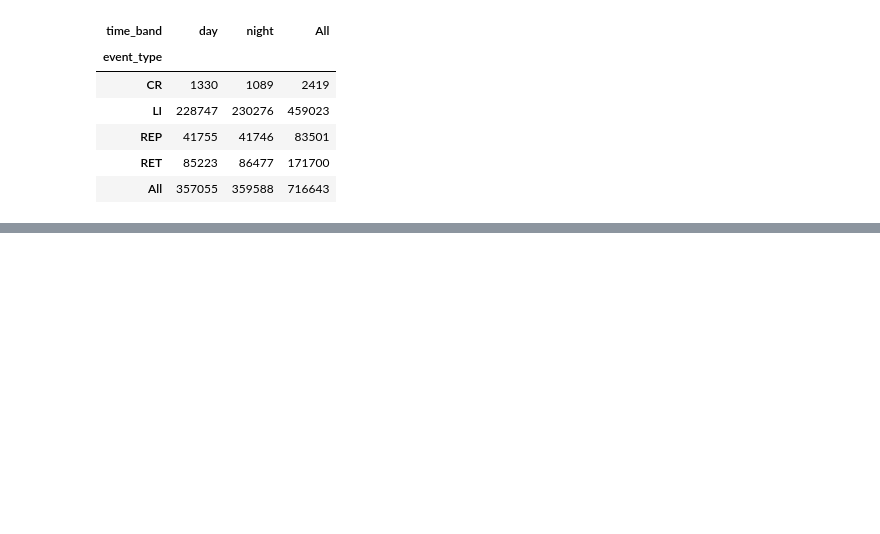
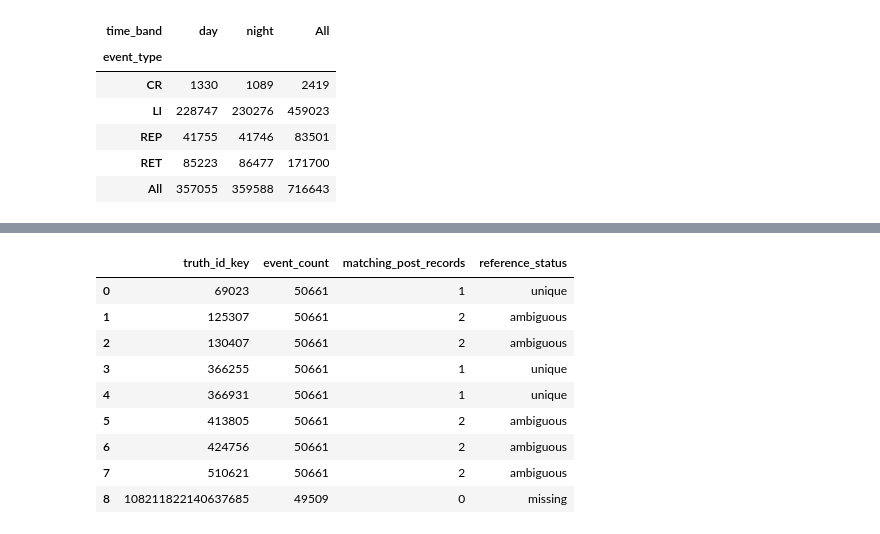
Before and after one commit to lorenzobuccolini03/Truth-Social-Analysis-and-Data-Warehousing---Decision-Support-Systems-, a Jupyter notebook: 01_assignment/01_03_explore_events.ipynb, the cells around one changed output, grey strips where cells are left out. Cells and saved outputs as stored; diff of their text form; code cells hidden in the pictures; blank space fills up the shorter version.

```diff
--- a/01_assignment/01_03_explore_events.ipynb
+++ b/01_assignment/01_03_explore_events.ipynb
@@ -465,0 +692,64 @@ display(pd.crosstab(
+# %%
+def normalize_id_text(series):
+    return (
+        series.astype("string")
+        .str.strip()
+        .str.replace(r"\.0+$", "", regex=True)
+        .replace("", pd.NA)
+    )
+
+
+truth_reference["truth_id_key"] = normalize_id_text(
+    truth_reference["id"]
+)
+
+post_event_counts = events.groupby("truth_id").size()
+
+extreme_post_counts = (
+    post_event_counts.loc[post_event_counts > 1000]
+    .sort_values(ascending=False)
+)
+
+extreme_post_keys = normalize_id_text(
+    pd.Series(extreme_post_counts.index, dtype="string")
+)
+
+selected_truths = truth_reference.loc[
+    truth_reference["truth_id_key"].isin(extreme_post_keys)
+].copy()
+
+match_counts = selected_truths.groupby("truth_id_key").size()
+
+reference_check = pd.DataFrame({
+    "truth_id_key": extreme_post_keys.to_numpy(),
+    "event_count": extreme_post_counts.to_numpy()
+})
+
+reference_check["matching_post_records"] = (
+    reference_check["truth_id_key"]
+    .map(match_counts)
+    .fillna(0)
+    .astype(int)
+)
+
+reference_check["reference_status"] = (
+    reference_check["matching_post_records"]
+    .map(lambda count: (
+        "missing" if count == 0
+        else "unique" if count == 1
+        else "ambiguous"
+    ))
+)
+
+display(reference_check)
+# %% [output]
+|  | truth_id_key | event_count | matching_post_records | reference_status |
+| 0 | 69023 | 50661 | 1 | unique |
+| 1 | 125307 | 50661 | 2 | ambiguous |
+| 2 | 130407 | 50661 | 2 | ambiguous |
+| 3 | 366255 | 50661 | 1 | unique |
+| 4 | 366931 | 50661 | 1 | unique |
+| 5 | 413805 | 50661 | 2 | ambiguous |
+| 6 | 424756 | 50661 | 2 | ambiguous |
+| 7 | 510621 | 50661 | 2 | ambiguous |
+| 8 | 108211822140637685 | 49509 | 0 | missing |
```
Also changed, not shown: parts of 7 cells of this notebook.
